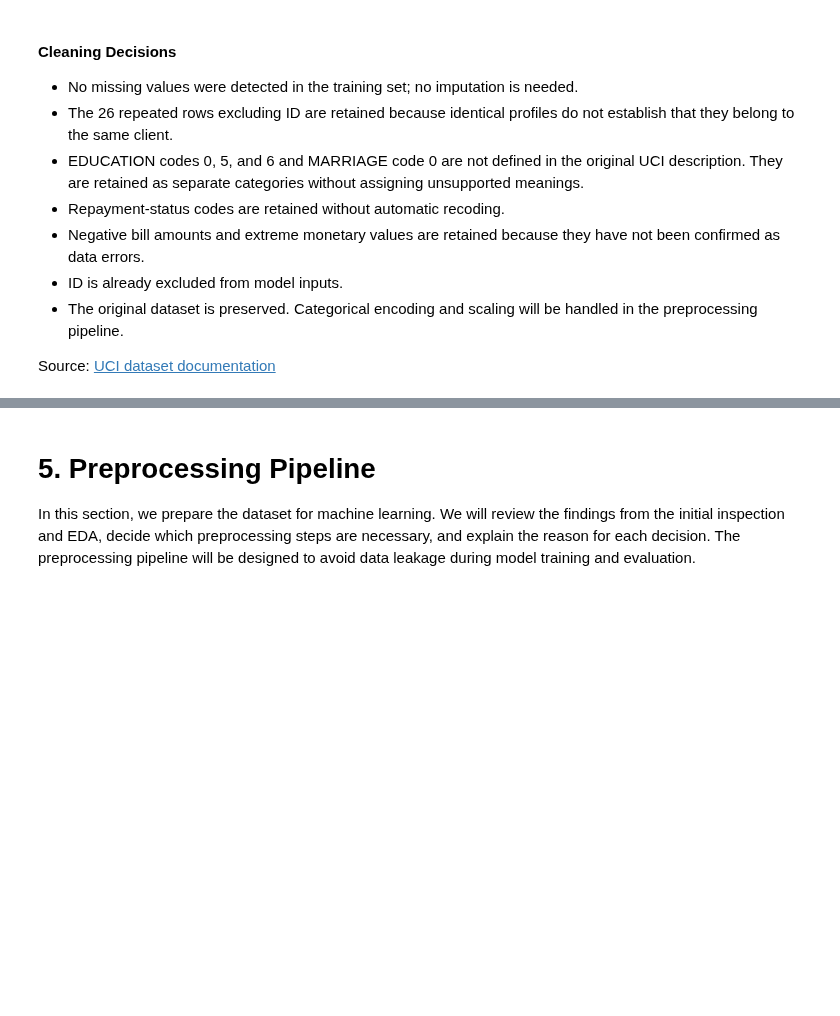
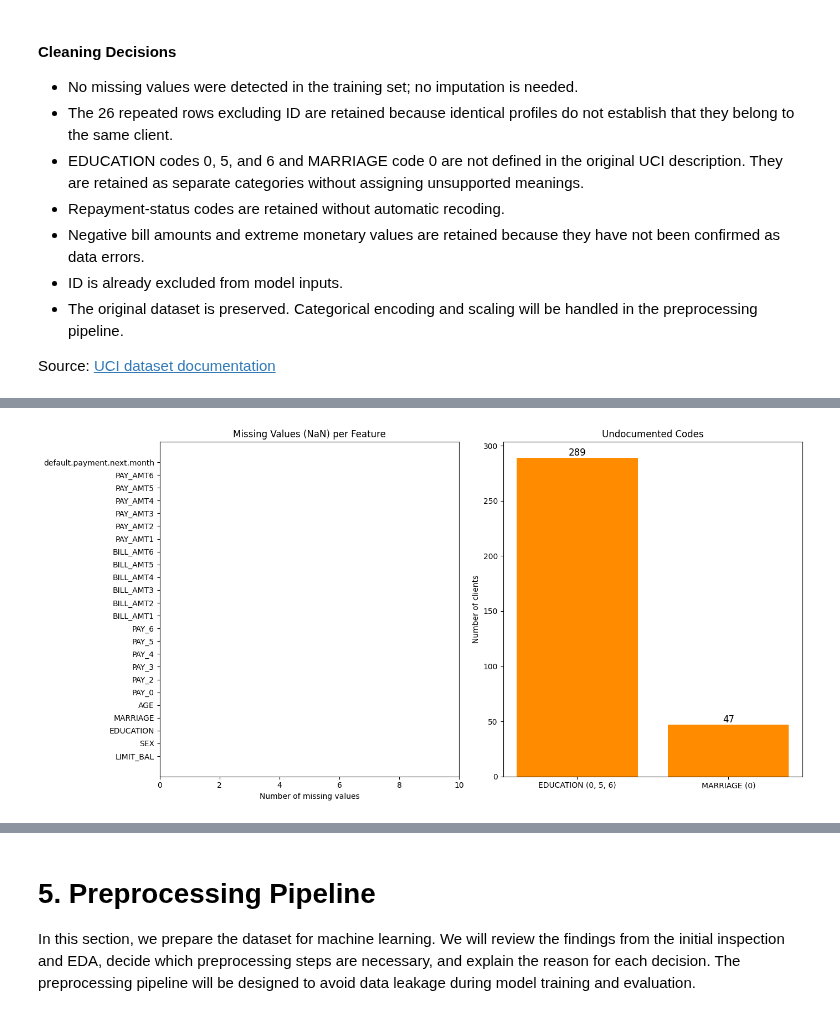
Before and after one commit to r-raghad/SWE485-Project-Group1, a Jupyter notebook: Phase1_Data_Exploration.ipynb, the cells around one changed output, grey strips where cells are left out. Cells and saved outputs as stored; diff of their text form; code cells hidden in the pictures; blank space fills up the shorter version.

```diff
--- a/Phase1_Data_Exploration.ipynb
+++ b/Phase1_Data_Exploration.ipynb
@@ -711,0 +741,25 @@ Source: [UCI dataset documentation](https://archive.ics.uci.edu/dataset/350/defa
+# %%
+missing = eda_train.isnull().sum()
+
+strange_codes = {
+    "EDUCATION (0, 5, 6)": eda_train["EDUCATION"].isin([0, 5, 6]).sum(),
+    "MARRIAGE (0)": (eda_train["MARRIAGE"] == 0).sum()
+}
+
+fig, axes = plt.subplots(1, 2, figsize=(14, 7))
+
+axes[0].barh(missing.index, missing.values, color="steelblue")
+axes[0].set_title("Missing Values (NaN) per Feature")
+axes[0].set_xlabel("Number of missing values")
+axes[0].set_xlim(0, 10)
+
+axes[1].bar(strange_codes.keys(), strange_codes.values(), color="darkorange")
+axes[1].set_title("Undocumented Codes")
+axes[1].set_ylabel("Number of clients")
+for i, v in enumerate(strange_codes.values()):
+    axes[1].text(i, v, str(v), ha="center", va="bottom", fontsize=12)
+
+plt.tight_layout()
+plt.show()
+# %% [output]
+[figure, added]
```
Also changed, not shown: parts of 22 cells of this notebook.
